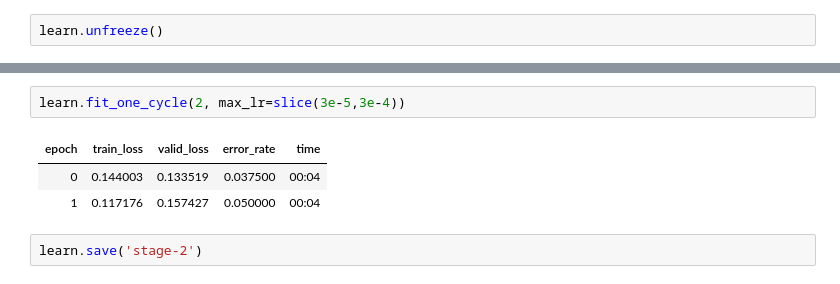
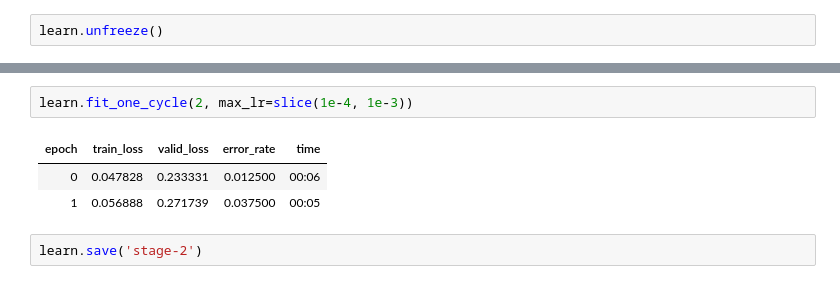
Before and after one commit to kvs1998/Practical-Deep-Learning-for-Coders-v3, a Jupyter notebook: lesson02.ipynb, the cells around one changed output, grey strips where cells are left out. Drawn from its saved outputs; the diff is of its cells as text.

```diff
--- a/lesson02.ipynb
+++ b/lesson02.ipynb
@@ -99,9 +167,9 @@ learn.recorder.plot(start_lr=3e-5, end_lr=1e+3)
 # %%
-learn.fit_one_cycle(2, max_lr=slice(3e-5,3e-4))
+learn.fit_one_cycle(2, max_lr=slice(1e-4, 1e-3))
 # %% [output]
 | epoch | train_loss | valid_loss | error_rate | time |
-| 0 | 0.144003 | 0.133519 | 0.037500 | 00:04 |
-| 1 | 0.117176 | 0.157427 | 0.050000 | 00:04 |
+| 0 | 0.047828 | 0.233331 | 0.012500 | 00:06 |
+| 1 | 0.056888 | 0.271739 | 0.037500 | 00:05 |
 # %%
 learn.save('stage-2')
 # %%
```
Also changed, not shown: parts of 19 cells of this notebook.
